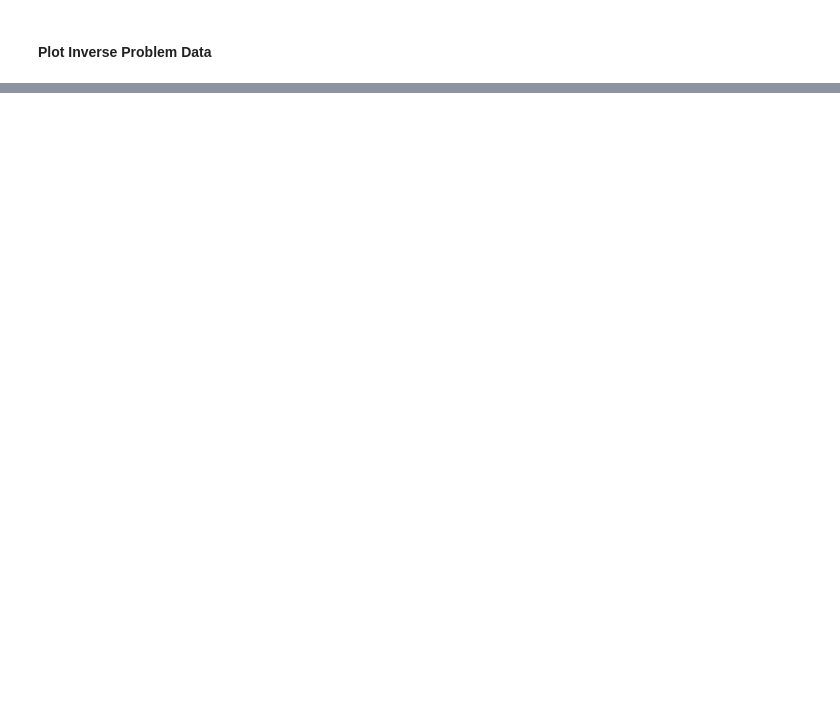
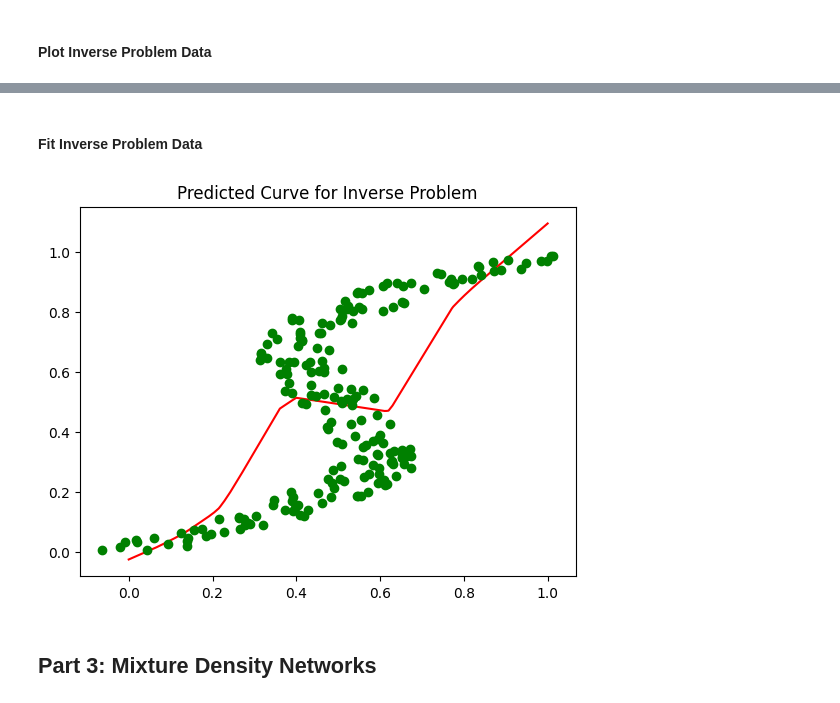
Before and after one commit to shenoynikhil/mixture-density-networks, a Jupyter notebook: tutorial.ipynb, the cells around one changed output, grey strips where cells are left out. Cells and saved outputs as stored; diff of their text form; code cells hidden in the pictures; blank space fills up the shorter version.

```diff
--- a/tutorial.ipynb
+++ b/tutorial.ipynb
@@ -41,0 +46,12 @@ plt.show()
+# %%
+import torch
+from torch.utils.data import TensorDataset, DataLoader
+
+# we want input to be shaped like (n, 1), rows are samples, columns are features
+batch_size=50
+forward_dl = DataLoader(TensorDataset(torch.Tensor(x).view(-1, 1), torch.Tensor(t)), batch_size=batch_size, shuffle=True)
+inverse_dl = DataLoader(TensorDataset(torch.Tensor(t).view(-1, 1), torch.Tensor(x)), batch_size=batch_size, shuffle=True)
+
+# sanity check
+assert next(iter(forward_dl))[0].shape == torch.Size([batch_size, 1])
+assert next(iter(forward_dl))[1].shape == torch.Size([batch_size])
@@ -41,0 +63,15 @@ plt.show()
+# %%
+class SimpleLinearRegression(nn.Module):
+    '''Initializes Linear Regression Network'''
+    def __init__(self, input_dim: int = 1, output_dim: int = 1, hidden_units: int = 100):
+        super(SimpleLinearRegression, self).__init__()
+        self.net = nn.Sequential(
+            nn.Linear(input_dim, hidden_units), # first hidden layer
+            nn.ReLU(),
+            nn.Linear(hidden_units, hidden_units), # second hidden layer
+            nn.ReLU(),
+            nn.Linear(hidden_units, output_dim), # output layer,
+        )
+
+    def forward(self, x):
+        return self.net(x).squeeze()
@@ -41,0 +165,21 @@ plt.show()
+# %% [markdown]
+#### Fit Inverse Problem Data
+# %%
+model = SimpleLinearRegression(hidden_units=250) # have increased hidden_units to allow it to overfit
+optimizer = torch.optim.SGD(model.parameters(), lr=0.1)
+epochs = 1000 # have added more epochs, to allow more time to overfit
+x_vals, predictions, epoch_losses = fit(
+    model,
+    inverse_dl,
+    optimizer,
+    epochs=epochs
+)
+# %%
+plt.plot(x_vals, predictions, 'r')
+plt.plot(t, x, 'go')
+plt.title('Predicted Curve for Inverse Problem')
+plt.show()
+# %% [output]
+[figure, added]
+# %% [markdown]
+## Part 3: Mixture Density Networks
```
Also changed, not shown: parts of 17 cells of this notebook.
